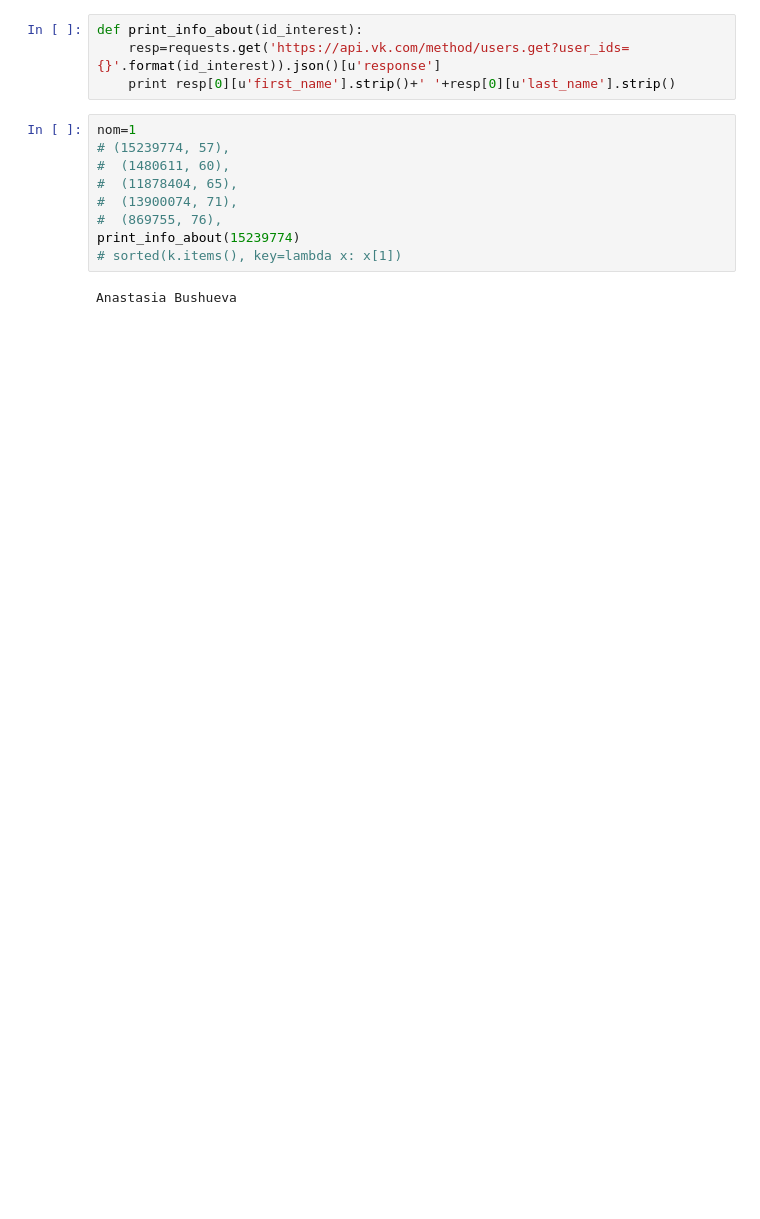
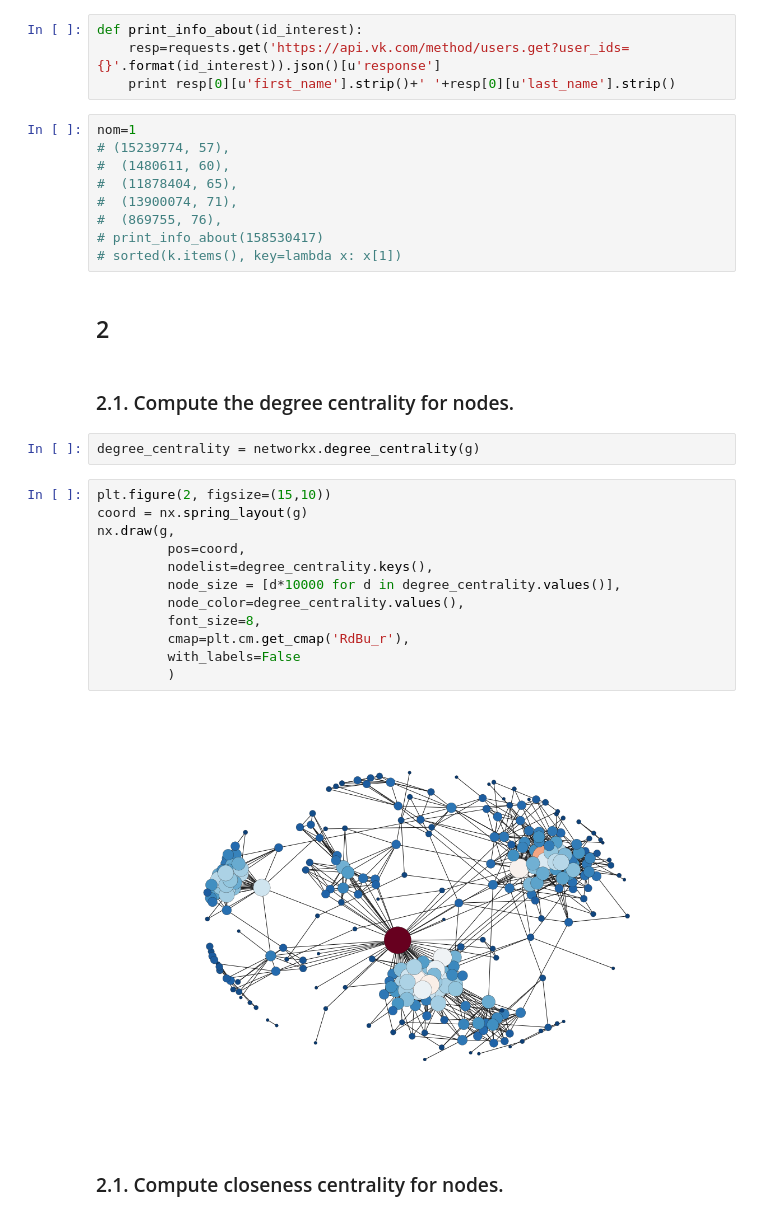
Before and after one commit to feygina/social-network-VK-analysis, a Jupyter notebook: vk_graph_feygina.ipynb, the cells around one changed output. Drawn from its saved outputs; the diff is of its cells as text; blank space fills up the shorter version.

Commit message:
centrality

```diff
--- a/vk_graph_feygina.ipynb
+++ b/vk_graph_feygina.ipynb
@@ -75,7 +86,27 @@ nom=1
 #  (11878404, 65),
 #  (13900074, 71),
 #  (869755, 76),
-print_info_about(15239774)
+# print_info_about(158530417)
 # sorted(k.items(), key=lambda x: x[1])
-# %% [output]
-Anastasia Bushueva
+# %% [markdown]
+## 2
+# %% [markdown]
+### 2.1. Compute the degree centrality for nodes.
+# %%
+degree_centrality = networkx.degree_centrality(g)
+# %%
+plt.figure(2, figsize=(15,10))
+coord = nx.spring_layout(g)
+nx.draw(g,
+         pos=coord,
+         nodelist=degree_centrality.keys(),
+         node_size = [d*10000 for d in degree_centrality.values()],
+         node_color=degree_centrality.values(),
+         font_size=8,
+         cmap=plt.cm.get_cmap('RdBu_r'),
+         with_labels=False
+         )
+# %% [output]
+[figure, added]
+# %% [markdown]
+### 2.1. Compute closeness centrality for nodes.
```
Also changed, not shown: parts of 20 cells of this notebook, 1 other file.
